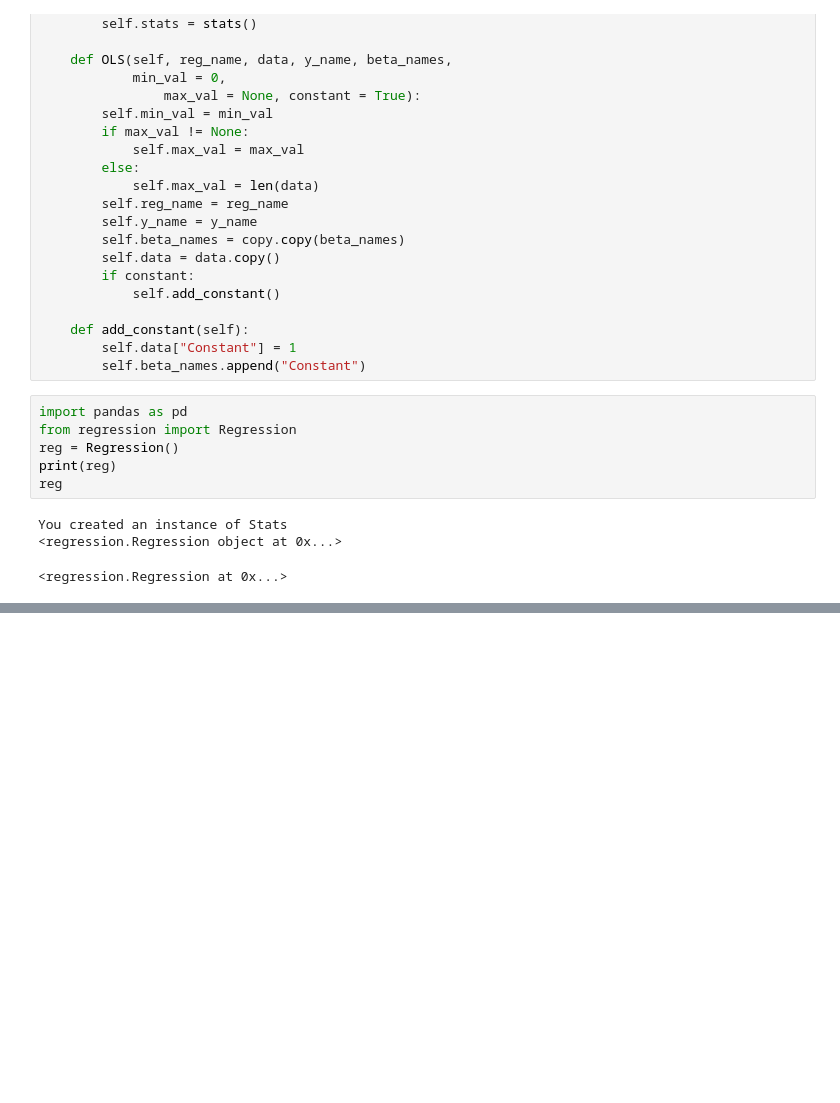
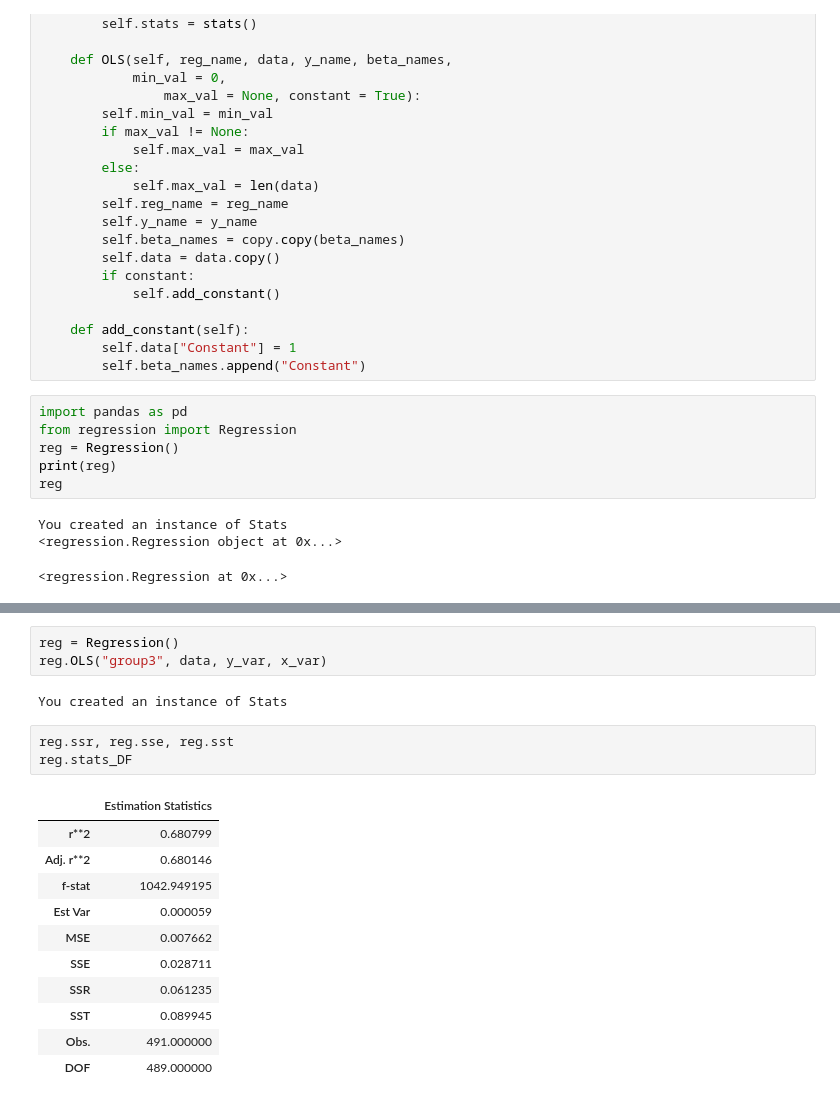
Before and after one commit to tyx1020/Homework-Projects, a Jupyter notebook: Final Project/Final Project.ipynb, the cells around one changed output, grey strips where cells are left out. Cells and saved outputs as stored; diff of their text form; blank space fills up the shorter version.

```diff
--- a/Final Project/Final Project.ipynb
+++ b/Final Project/Final Project.ipynb
@@ -312,0 +644,20 @@ dtype: float64
+# %%
+reg = Regression()
+reg.OLS("group3", data, y_var, x_var)
+# %% [output]
+You created an instance of Stats
+# %%
+reg.ssr, reg.sse, reg.sst
+reg.stats_DF
+# %% [output]
+|  | Estimation Statistics |
+| r**2 | 0.680799 |
+| Adj. r**2 | 0.680146 |
+| f-stat | 1042.949195 |
+| Est Var | 0.000059 |
+| MSE | 0.007662 |
+| SSE | 0.028711 |
+| SSR | 0.061235 |
+| SST | 0.089945 |
+| Obs. | 491.000000 |
+| DOF | 489.000000 |
```
Also changed, not shown: parts of 64 cells of this notebook, 8 other files.
